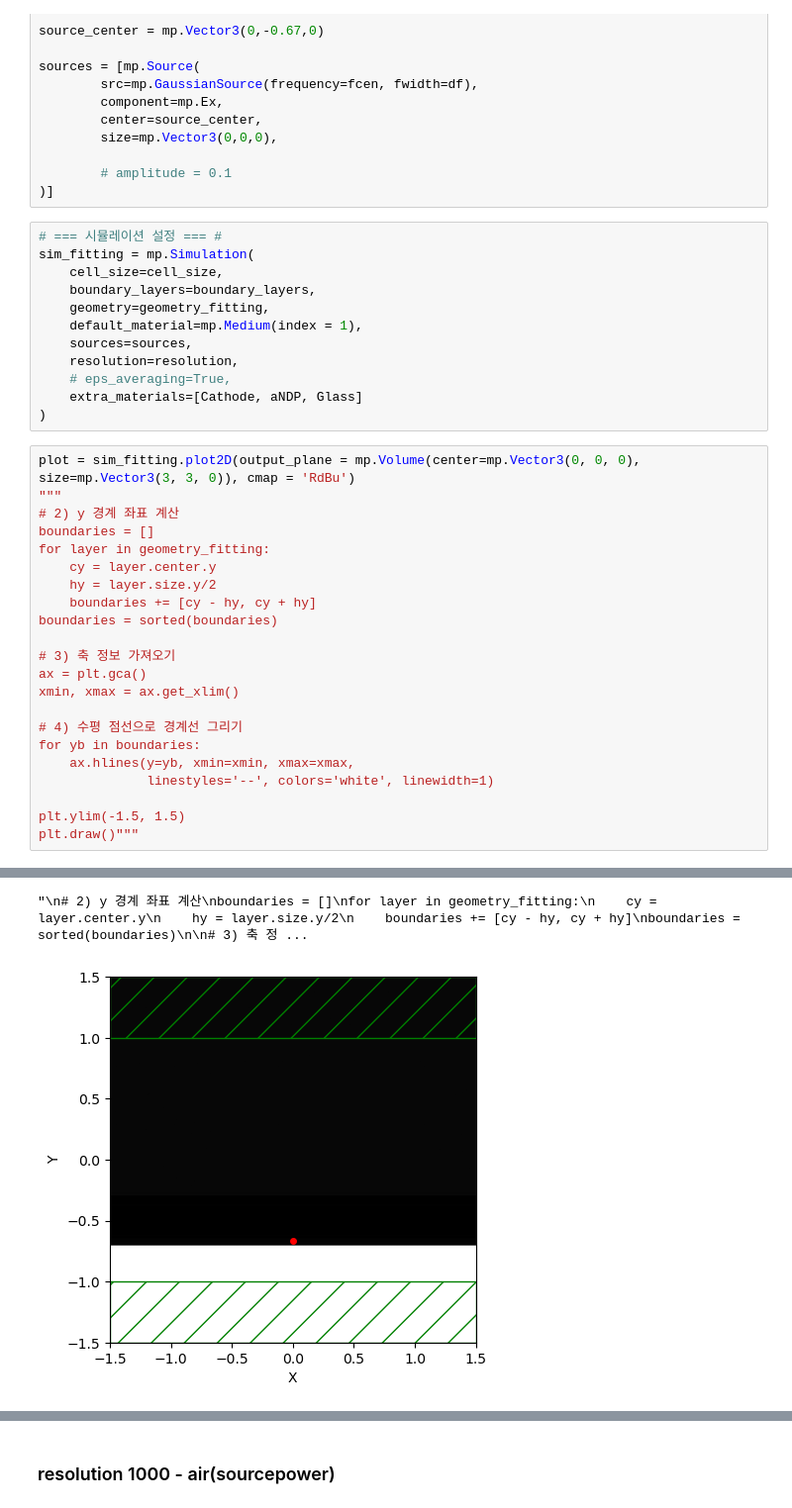
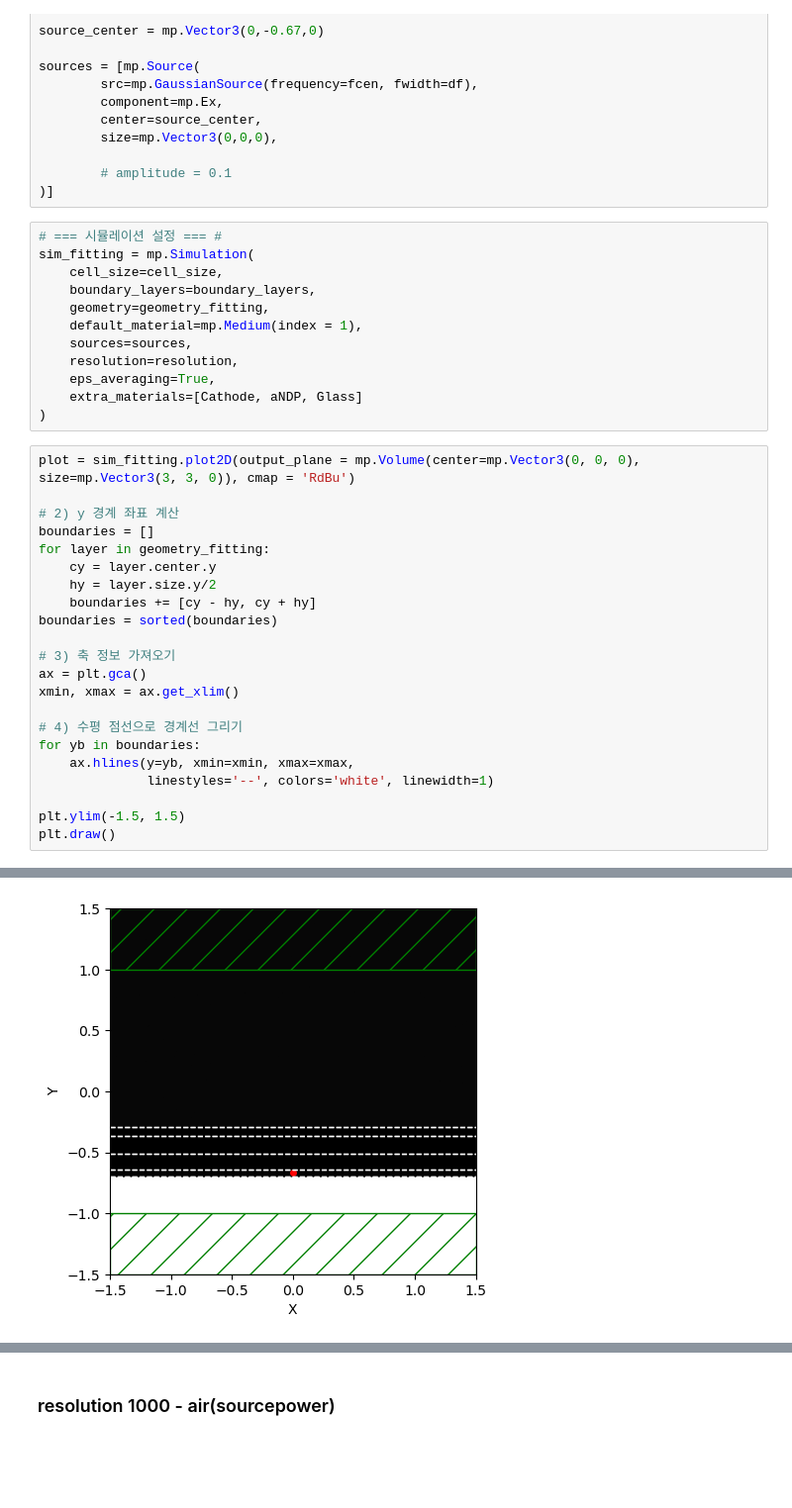
Before and after one commit to M2nion/EIDL, a Jupyter notebook: Tool/Meep/LGD/Meep code/OLED structure/Layer by Layer check/OLED_update_LBL.ipynb, the cells around one changed output, grey strips where cells are left out. Shown at 99% size. Saved outputs shown, nothing was run; the diff lists cells and outputs as text; blank space fills up the shorter version.

```diff
--- a/Tool/Meep/LGD/Meep code/OLED structure/Layer by Layer check/OLED_update_LBL.ipynb
+++ b/Tool/Meep/LGD/Meep code/OLED structure/Layer by Layer check/OLED_update_LBL.ipynb
@@ -228,12 +228,12 @@ sim_fitting = mp.Simulation(
     default_material=mp.Medium(index = 1),
     sources=sources,
     resolution=resolution,
-    # eps_averaging=True,
+    eps_averaging=True,
     extra_materials=[Cathode, aNDP, Glass]
 )
 # %%
 plot = sim_fitting.plot2D(output_plane = mp.Volume(center=mp.Vector3(0, 0, 0), size=mp.Vector3(3, 3, 0)), cmap = 'RdBu')
-"""
+
 # 2) y 경계 좌표 계산
 boundaries = []
 for layer in geometry_fitting:
@@ -243,36 +243,35 @@ for layer in geometry_fitting:
 boundaries = sorted(boundaries)
 
 # 3) 축 정보 가져오기
 ax = plt.gca()
 xmin, xmax = ax.get_xlim()
 
 # 4) 수평 점선으로 경계선 그리기
 for yb in boundaries:
     ax.hlines(y=yb, xmin=xmin, xmax=xmax,
               linestyles='--', colors='white', linewidth=1)
 
 plt.ylim(-1.5, 1.5)
-plt.draw()"""
+plt.draw()
 # %% [output]
      block, center = (0,-1.35,0)
           size (1e+20,1.3,1)
           axes (1,0,0), (0,1,0), (0,0,1)
           dielectric constant epsilon diagonal = (1.1,1.1,1.1)
      block, center = (0,-0.67,0)
           size (1e+20,0.06,1)
           axes (1,0,0), (0,1,0), (0,0,1)
           dielectric constant epsilon diagonal = (2.8224,2.8224,2.8224)
      block, center = (0,-0.5775,0)
           size (1e+20,0.125,1)
           axes (1,0,0), (0,1,0), (0,0,1)
           dielectric constant epsilon diagonal = (1.1,1.1,1.1)
 ... (8 lines left out)
      block, center = (0,0.89,0)
           size (1e+20,2.37,1)
           axes (1,0,0), (0,1,0), (0,0,1)
           dielectric constant epsilon diagonal = (1.1,1.1,1.1)
-"\n# 2) y 경계 좌표 계산\nboundaries = []\nfor layer in geometry_fitting:\n    cy = layer.center.y\n    hy = layer.size.y/2\n    boundaries += [cy - hy, cy + hy]\nboundaries = sorted(boundaries)\n\n# 3) 축 정 ...
-[figure, old version]
+[figure, new version]
 # %%
 offset = 0.01
 flux_size = 0.02
```
Also changed, not shown: parts of 8 cells of this notebook, 3 other files.
